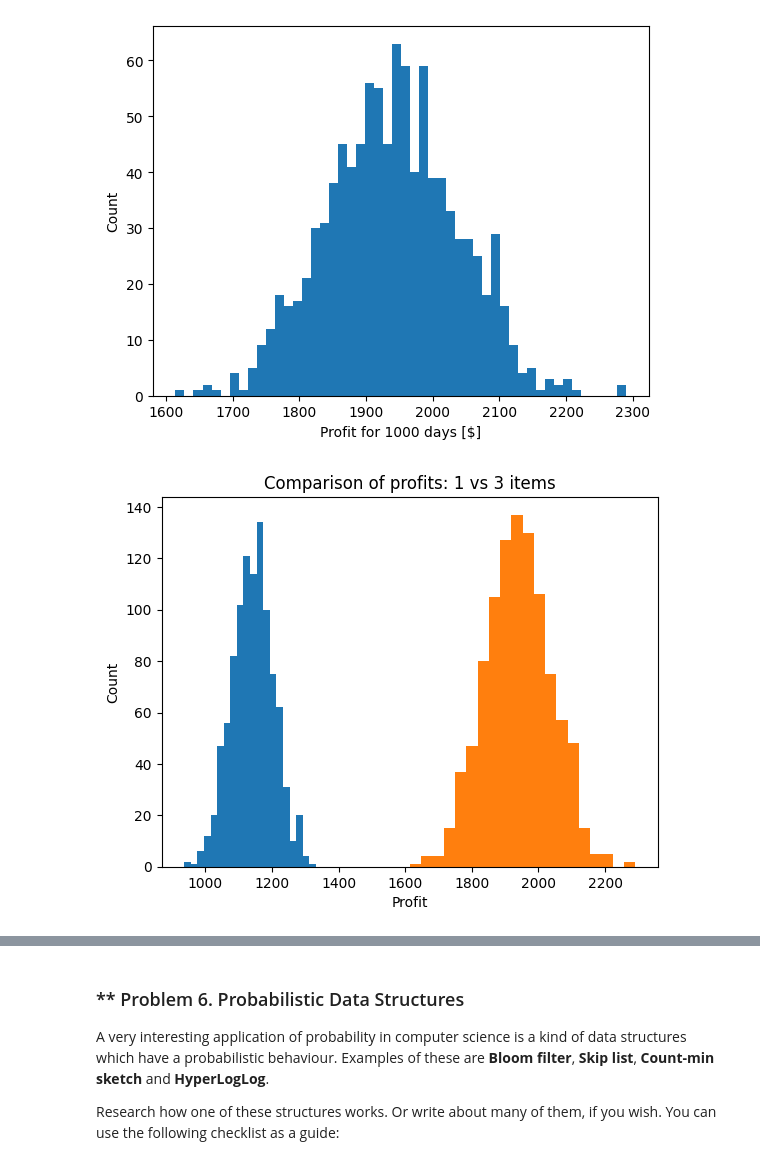
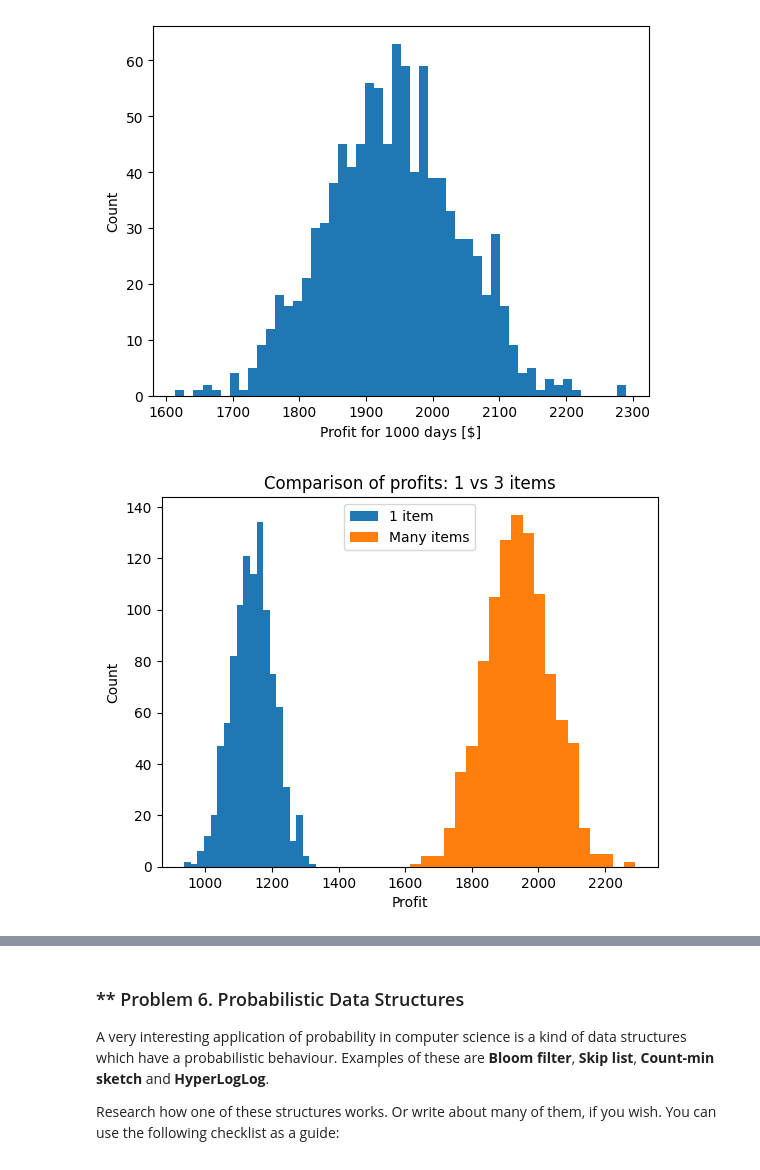
Before and after one commit to plamensve/Math-Concepts, a Jupyter notebook: 06-Statistic/EXERCISE/Statistics Exercise.ipynb, the cells around one changed output, grey strips where cells are left out. Saved outputs shown, nothing was run; the diff lists cells and outputs as text; code cells hidden in the pictures.

```diff
--- a/06-Statistic/EXERCISE/Statistics Exercise.ipynb
+++ b/06-Statistic/EXERCISE/Statistics Exercise.ipynb
@@ -392,11 +397,12 @@ plt.show()
 [figure]
 # %%
 plt.title("Comparison of profits: 1 vs 3 items")
-plt.hist(profits, bins = 20)
-plt.hist(profits_many_items, bins = 20)
+plt.hist(profits, bins = 20, label="1 item")
+plt.hist(profits_many_items, bins = 20, label="Many items")
 plt.xlabel("Profit")
 plt.ylabel("Count")
+plt.legend()
 plt.show()
 # %% [output]
-[figure, old version]
+[figure, new version]
 # %% [markdown]
```
Also changed, not shown: parts of 3 cells of this notebook, 1 other file.
